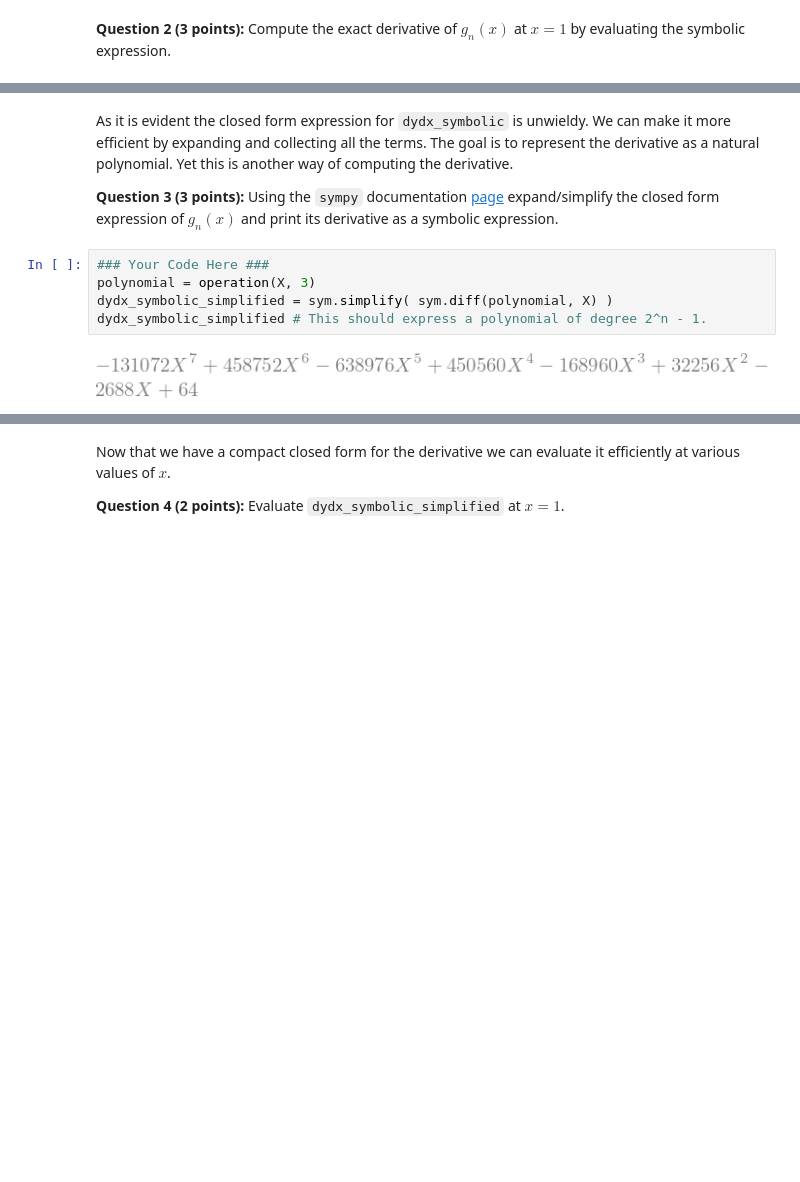
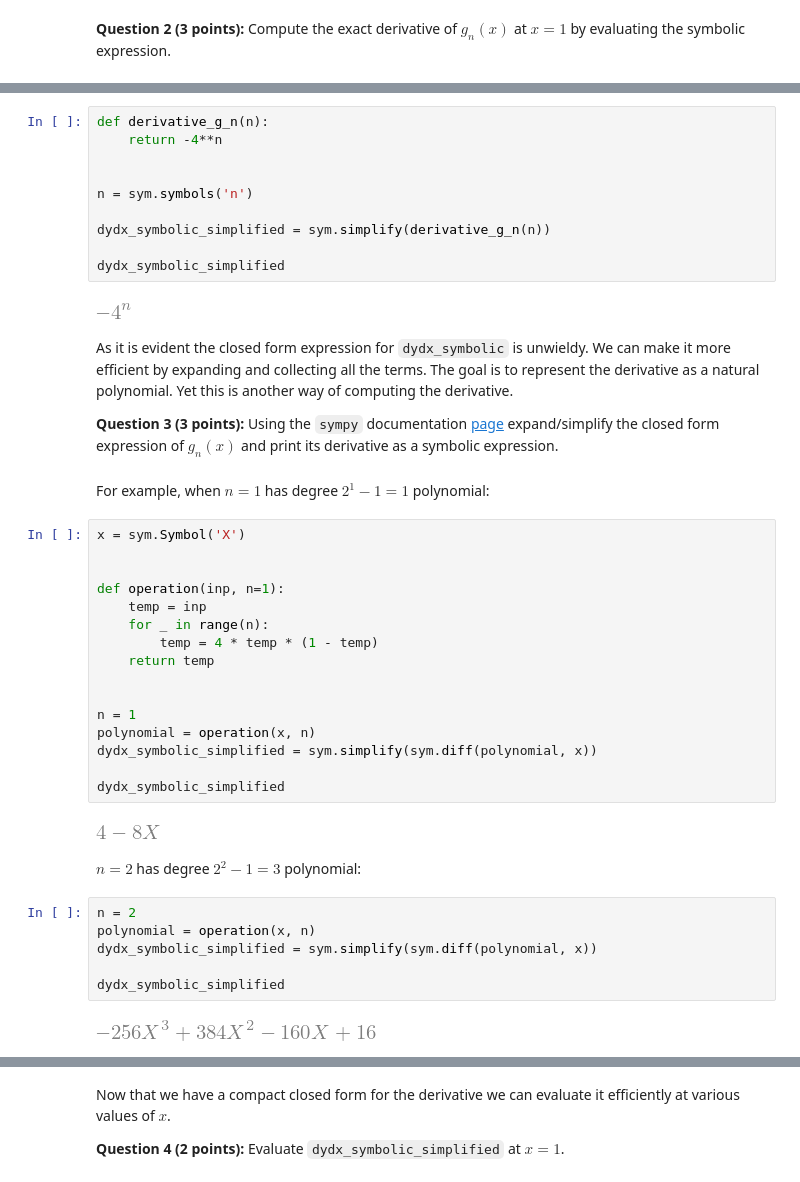
Before and after one commit to the-salty-austin/stat5242, a Jupyter notebook: hw4/04_gr5242_autodiff.ipynb, the cells around one changed output, grey strips where cells are left out. Cells and saved outputs as stored; diff of their text form; blank space fills up the shorter version.

```diff
--- a/hw4/04_gr5242_autodiff.ipynb
+++ b/hw4/04_gr5242_autodiff.ipynb
@@ -86,11 +138,46 @@ The exact derivative is -64
+# %%
+def derivative_g_n(n):
+    return -4**n
+
+
+n = sym.symbols('n')
+
+dydx_symbolic_simplified = sym.simplify(derivative_g_n(n))
+
+dydx_symbolic_simplified
+# %% [output]
+[figure, added]
 # %% [markdown]
 As it is evident the closed form expression for `dydx_symbolic` is unwieldy. We can make it more efficient by expanding and collecting all the terms. The goal is to represent the derivative as a natural polynomial. Yet this is another way of computing the derivative.
 
 **Question 3 (3 points):** Using the `sympy` documentation [page](https://docs.sympy.org/latest/tutorials/intro-tutorial/simplification.html) expand/simplify the closed form expression of $g_n(x)$ and print its derivative as a symbolic expression.
+# %% [markdown]
+For example, when $n=1$ has degree $2^1-1 = 1 $ polynomial:
+# %%
+x = sym.Symbol('X')
+
+
+def operation(inp, n=1):
+    temp = inp
+    for _ in range(n):
+        temp = 4 * temp * (1 - temp)
+    return temp
+
+
+n = 1
+polynomial = operation(x, n)
+dydx_symbolic_simplified = sym.simplify(sym.diff(polynomial, x))
+
+dydx_symbolic_simplified
+# %% [output]
+[figure, added]
+# %% [markdown]
+$n=2$ has degree $2^2-1 =3 $ polynomial:
 # %%
-### Your Code Here ###
-polynomial = operation(X, 3)
-dydx_symbolic_simplified = sym.simplify( sym.diff(polynomial, X) )
-dydx_symbolic_simplified # This should express a polynomial of degree 2^n - 1.
+n = 2
+polynomial = operation(x, n)
+dydx_symbolic_simplified = sym.simplify(sym.diff(polynomial, x))
+
+dydx_symbolic_simplified
 # %% [output]
-[figure, old version]
+[figure, new version]
```
Also changed, not shown: parts of 33 cells of this notebook, 2 other files.
